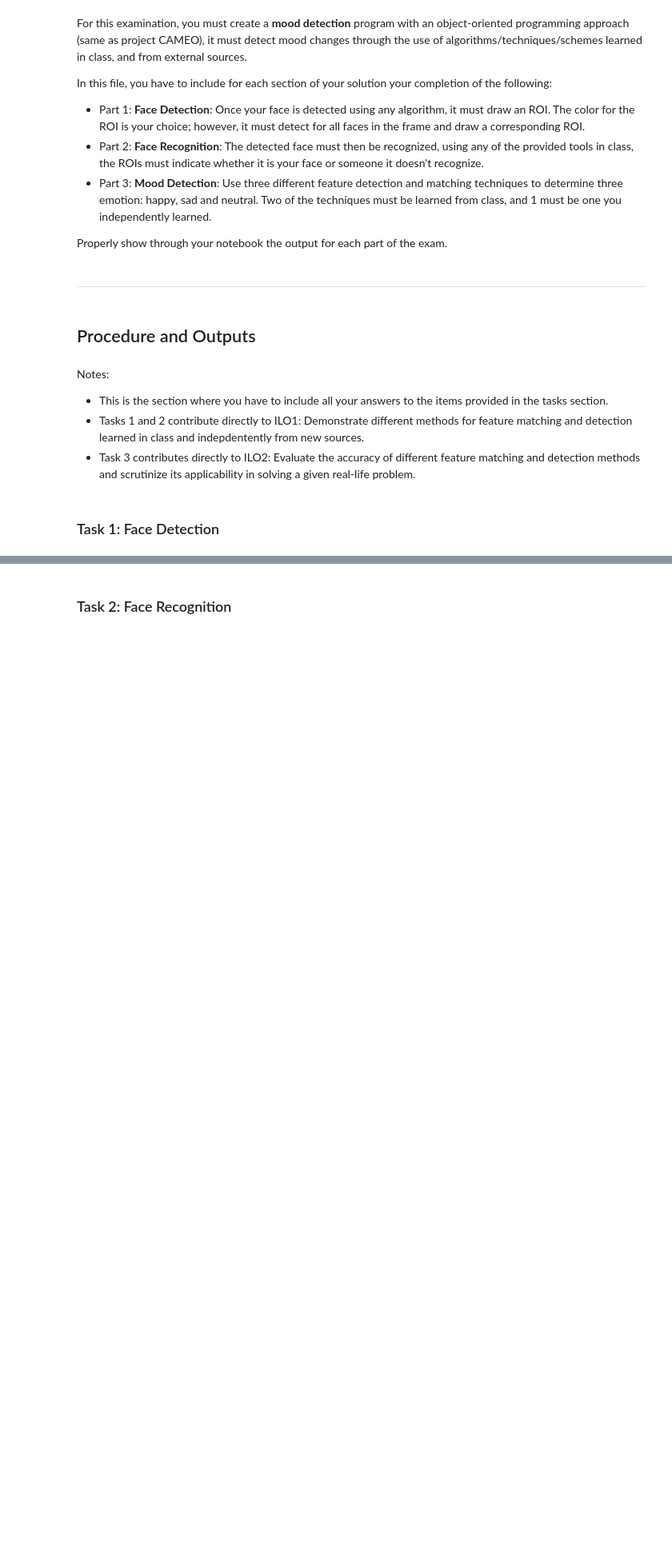
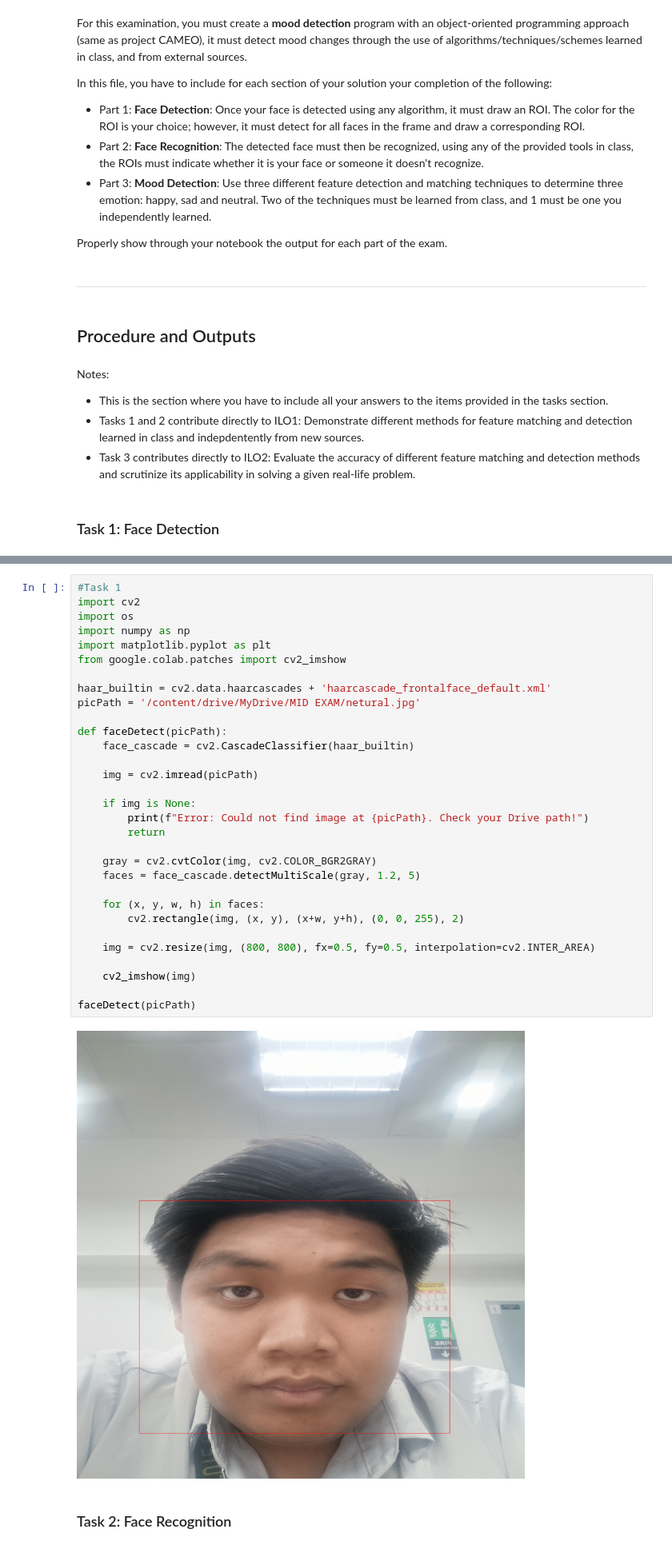
Before and after one commit to tamayo-alt/CPE018_EMTECH_1, a Jupyter notebook: CPE018_ME_Tamayo.ipynb, the cells around one changed output, grey strips where cells are left out. Shown at 80% size. Drawn from its saved outputs; the diff is of its cells as text; blank space fills up the shorter version.

```diff
--- a/CPE018_ME_Tamayo.ipynb
+++ b/CPE018_ME_Tamayo.ipynb
@@ -46,2 +49,35 @@ Notes:
+# %%
+#Task 1
+import cv2
+import os
+import numpy as np
+import matplotlib.pyplot as plt
+from google.colab.patches import cv2_imshow
+
+haar_builtin = cv2.data.haarcascades + 'haarcascade_frontalface_default.xml'
+picPath = '/content/drive/MyDrive/MID EXAM/netural.jpg'
+
+def faceDetect(picPath):
+    face_cascade = cv2.CascadeClassifier(haar_builtin)
+
+    img = cv2.imread(picPath)
+
+    if img is None:
+        print(f"Error: Could not find image at {picPath}. Check your Drive path!")
+        return
+
+    gray = cv2.cvtColor(img, cv2.COLOR_BGR2GRAY)
+    faces = face_cascade.detectMultiScale(gray, 1.2, 5)
+
+    for (x, y, w, h) in faces:
+        cv2.rectangle(img, (x, y), (x+w, y+h), (0, 0, 255), 2)
+
+    img = cv2.resize(img, (800, 800), fx=0.5, fy=0.5, interpolation=cv2.INTER_AREA)
+
+    cv2_imshow(img)
+
+faceDetect(picPath)
+# %% [output]
+[figure, added]
 # %% [markdown]
 ### Task 2: Face Recognition
```
Also changed, not shown: parts of 13 cells of this notebook.
